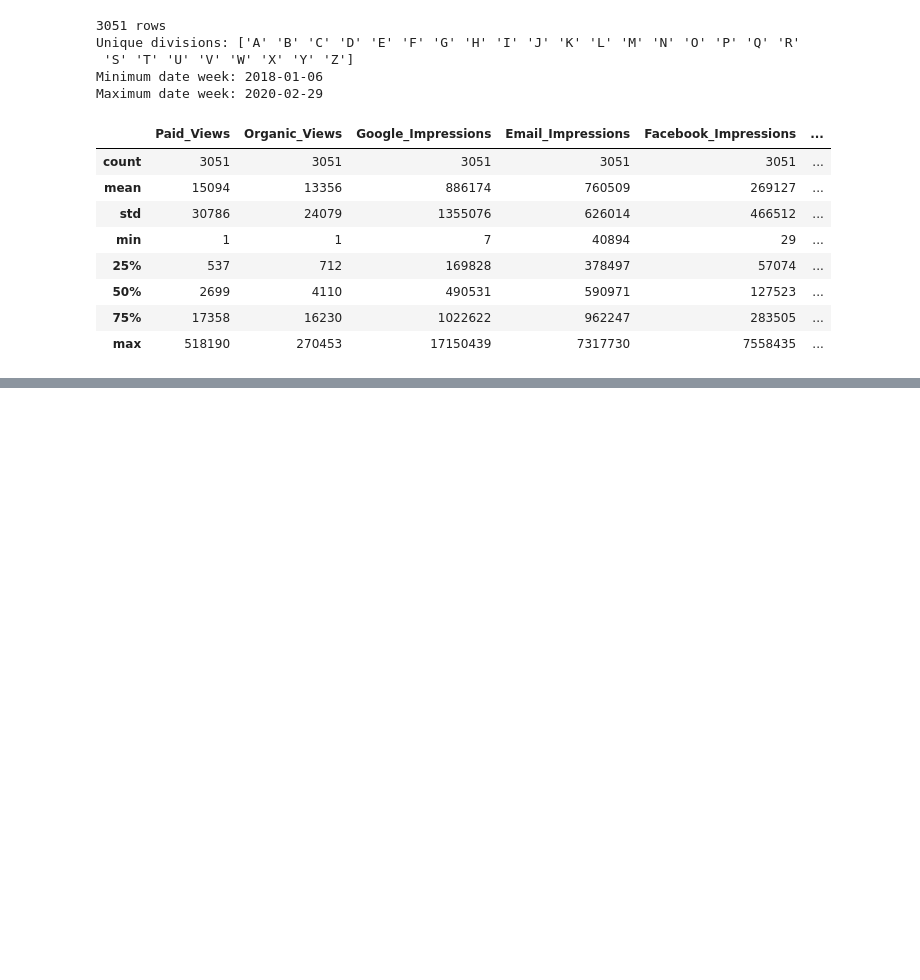
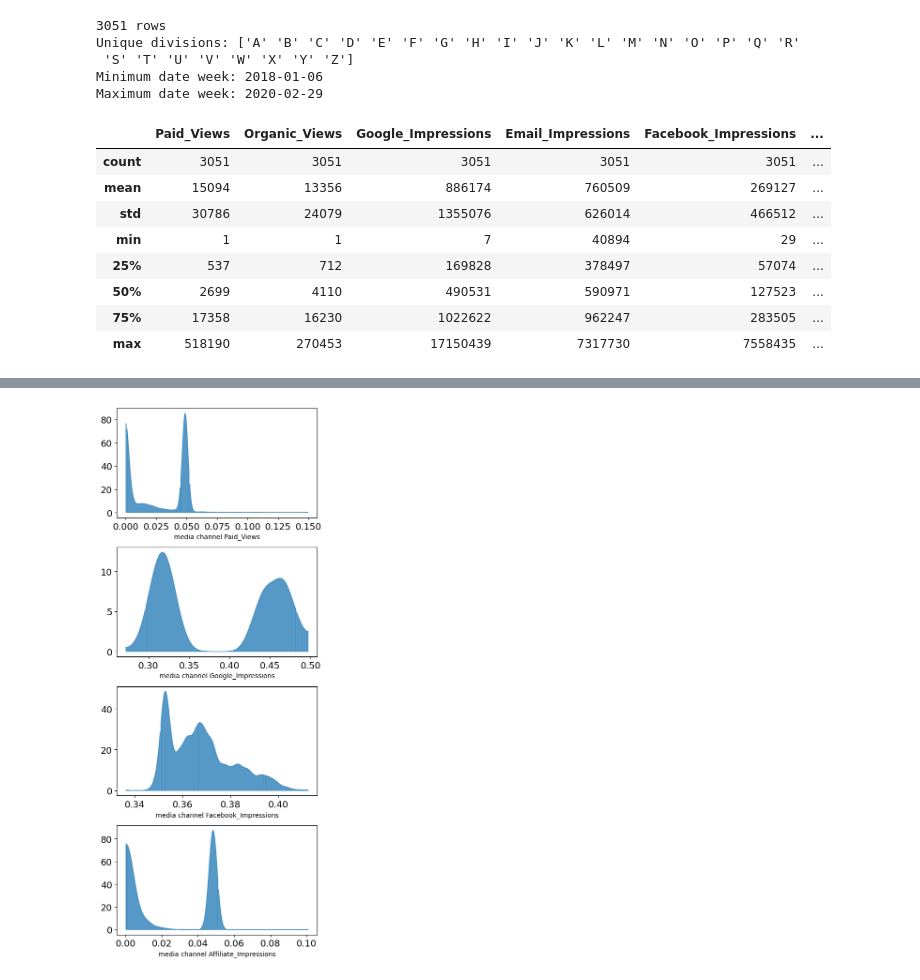
Before and after one commit to laegatha/media-mix-modeling, a Jupyter notebook: Test Lib Lightweight MMM.ipynb, the cells around one changed output, grey strips where cells are left out. Cells and saved outputs as stored; diff of their text form; code cells hidden in the pictures; blank space fills up the shorter version.

```diff
--- a/Test Lib Lightweight MMM.ipynb
+++ b/Test Lib Lightweight MMM.ipynb
@@ -68,15 +69,19 @@ df.describe()
 # Response variable: Sales (in $)
 # %%
 data_size = len(df)
-split_point = data_size - 13
+split_point = data_size - 20
 
 # Media data
+media_cols = ['Paid_Views', 'Google_Impressions', 'Facebook_Impressions', 'Affiliate_Impressions']
+len_media_cols = len(media_cols)
 media_data = df[['Paid_Views', 'Google_Impressions', 'Facebook_Impressions', 'Affiliate_Impressions']].to_numpy()
 media_data_train = media_data[:split_point, ...]
 media_data_test = media_data[split_point:, ...]
 
 # Extra features
-extra_features = df[['Organic_Views', 'Email_Impressions']].to_numpy()
+extra_features_cols = ['Organic_Views', 'Email_Impressions']
+len_extra_features_cols = len(extra_features_cols)
+extra_features = df[extra_features_cols].to_numpy()
 extra_features_train = extra_features[:split_point, ...]
 extra_features_test = extra_features[split_point:, ...]
 
@@ -89,17 +94,22 @@ target_test = target[split_point:, ...]
 # costs shouldn't be 0 or negative for the fit() method
 # More generally though, media channels in an MMM should usually have non-zero costs,
 # especially if you want to compute ROIs later in the process and perform channel optimization.
-costs = df[['Paid_Views', 'Google_Impressions', 'Facebook_Impressions', 'Affiliate_Impressions']].sum().to_numpy()
+costs = df[media_cols].sum().to_numpy()
 # %%
 media_scaler = preprocessing.CustomScaler(divide_operation=jnp.mean)
 extra_features_scaler = preprocessing.CustomScaler(divide_operation=jnp.mean)
 target_scaler = preprocessing.CustomScaler(divide_operation=jnp.mean)
-cost_scaler = preprocessing.CustomScaler(divide_operation=jnp.mean)
+# no 0 or negative values for the media prior argument
+# cost_scaler = preprocessing.CustomScaler(divide_operation=jnp.mean) # got negative values???
+# cost_scaler = MinMaxScaler(feature_range=(0.01, 1))
+costs_mean = costs.mean()
+costs = [c / costs_mean for c in costs]
 
 media_data_train = media_scaler.fit_transform(media_data_train)
 extra_features_train = extra_features_scaler.fit_transform(extra_features_train)
 target_train = target_scaler.fit_transform(target_train)
-costs = cost_scaler.fit_transform(costs)
+# costs = cost_scaler.fit_transform(costs)
+# costs = cost_scaler.fit_transform(costs.reshape(-1, 1)).reshape(1, -1)[0]
 # %%
 # Adstock: Applies an infinite lag that decreases its weight as time passes.
 # Hill-Adstock: Applies a sigmoid like function for diminishing returns to the output of the adstock function.
@@ -112,5 +122,5 @@ mmm_adstock.fit(media=media_data_train,
                 media_prior=costs,
                 target=target_train,
                 extra_features=extra_features_train,
-                media_names=['Paid_Views', 'Google_Impressions', 'Facebook_Impressions', 'Affiliate_Impressions'],
+                media_names=media_cols,
                 seed=seed)
@@ -122,0 +149,4 @@ Array([-0.2815786,  9.729566 , -5.0205817, -0.4274046], dtype=float32)
+# %%
+plot.plot_media_channel_posteriors(media_mix_model=mmm_adstock, channel_names=media_cols)
+# %% [output]
+[figure, added]
```
Also changed, not shown: parts of 6 cells of this notebook.
